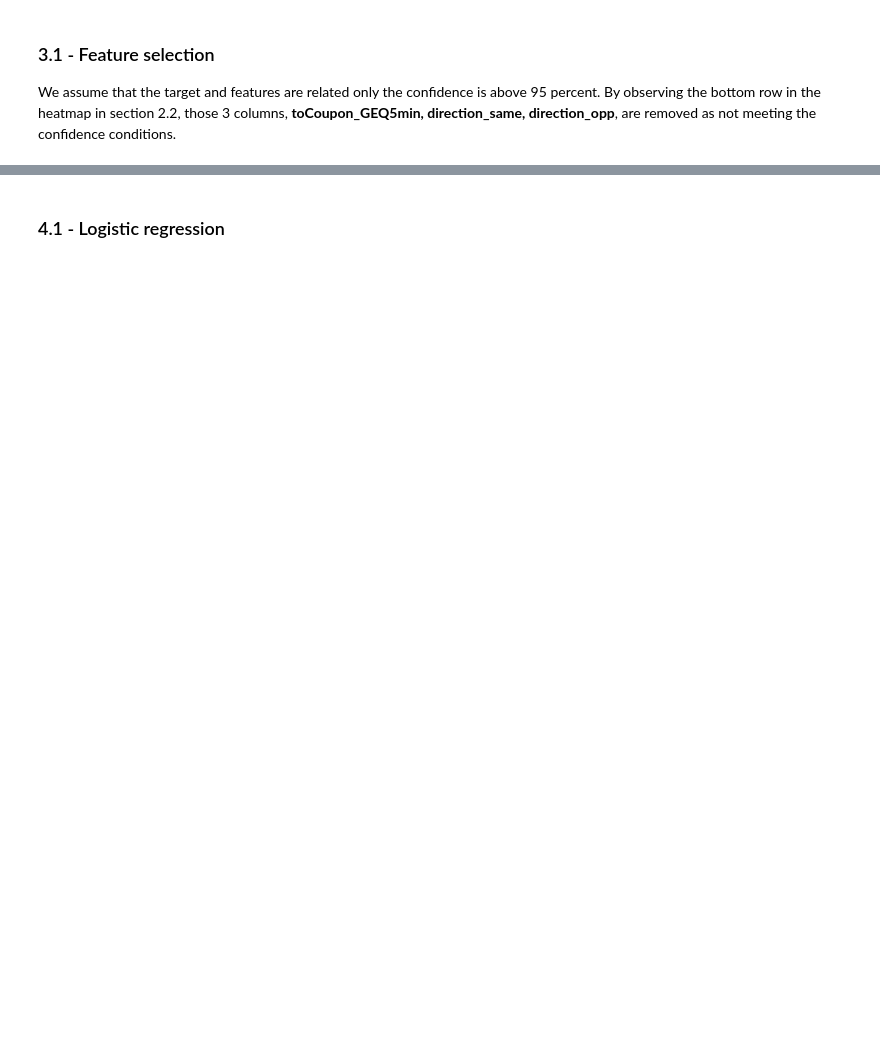
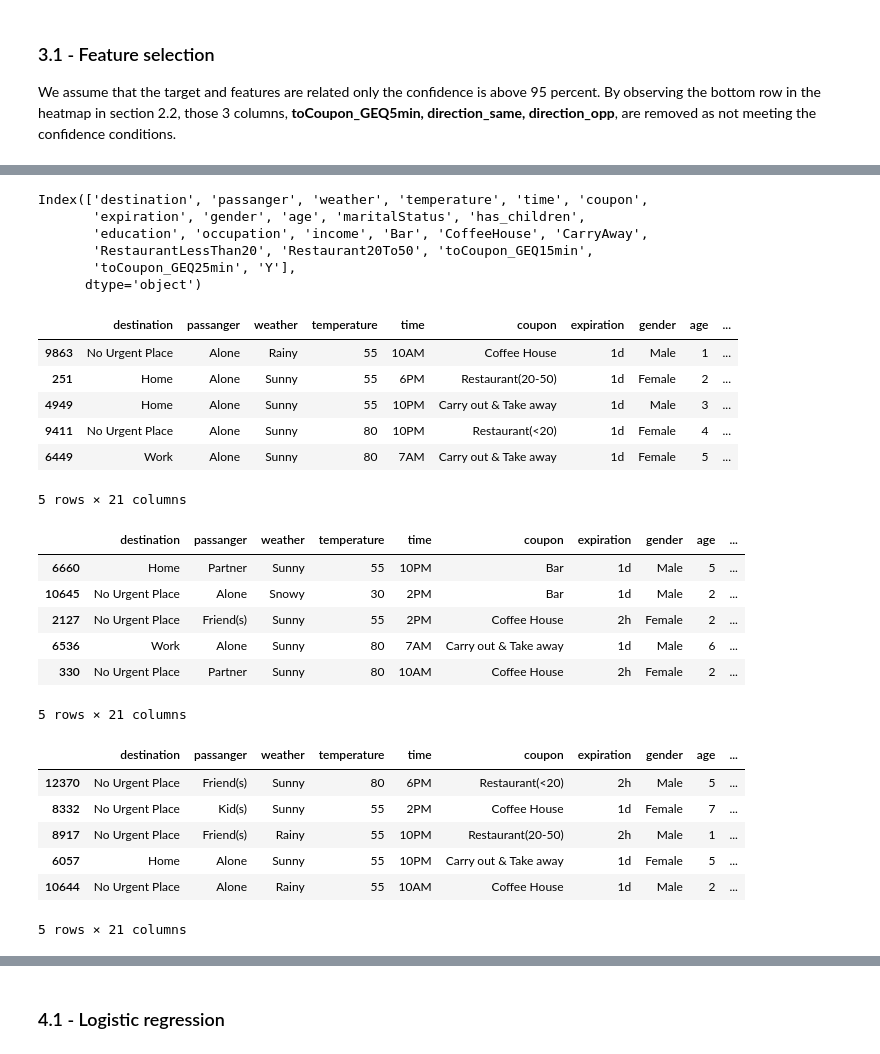
Before and after one commit to AnushkaHegde/In-Vehicle-Coupon-Recommendation-ML-Project, a Jupyter notebook: Code/EDA & Models.ipynb, the cells around one changed output, grey strips where cells are left out. Drawn from its saved outputs; the diff is of its cells as text; code cells hidden in the pictures; blank space fills up the shorter version.

```diff
--- a/Code/EDA & Models.ipynb
+++ b/Code/EDA & Models.ipynb
@@ -458,6 +394,0 @@ Requirement already satisfied: joblib>=0.11 in /usr/local/lib/python3.7/dist-pac
-# %%
-def ordinal_encoder(train, test, columns):
-    oe = ce.OrdinalEncoder(cols=columns, return_df=True)
-    train_transformed = oe.fit_transform(train)
-    test_transformed = oe.transform(test)
-    return train_transformed, test_transformed
@@ -780,0 +409,7 @@ Accuracy: 71.70
+# %%
+target = ['Y']
+XP = df_droped.drop(columns = target)
+yP = df_droped[target]
+XTrain, XTest, yTrain, yTest = train_test_split(XP, yP, test_size=0.2, random_state=0)
+XTrain, XValid, yTrain, yValid = train_test_split(XTrain, yTrain, test_size=0.25, random_state=0)
+print(XTrain.shape, XValid.shape, XTest.shape, yTrain.shape, yValid.shape, yTest.shape)
@@ -780,0 +488,37 @@ Accuracy: 71.70
+# %%
+# Test purpose, you can skip this part
+print(df_droped.columns)
+ordial_columns = ['age', 'education', 'income', 'Bar', 'CoffeeHouse', 'CarryAway', 'RestaurantLessThan20', 'Restaurant20To50']
+XTrain_some_ordinal, XValid_some_ordinal, XTest_some_ordinal = ordinal_encoder(XTrain, XValid, XTest, ordial_columns)
+display(XTrain_some_ordinal.head())
+display(XValid_some_ordinal.head())
+display(XTest_some_ordinal.head())
+# Question: Are time, temprature the ordinal variables?
+# %% [output]
+Index(['destination', 'passanger', 'weather', 'temperature', 'time', 'coupon',
+       'expiration', 'gender', 'age', 'maritalStatus', 'has_children',
+       'education', 'occupation', 'income', 'Bar', 'CoffeeHouse', 'CarryAway',
+       'RestaurantLessThan20', 'Restaurant20To50', 'toCoupon_GEQ15min',
+       'toCoupon_GEQ25min', 'Y'],
+      dtype='object')
+|  | destination | passanger | weather | temperature | time | coupon | expiration | gender | age | ... |
+| 9863 | No Urgent Place | Alone | Rainy | 55 | 10AM | Coffee House | 1d | Male | 1 | ... |
+| 251 | Home | Alone | Sunny | 55 | 6PM | Restaurant(20-50) | 1d | Female | 2 | ... |
+| 4949 | Home | Alone | Sunny | 55 | 10PM | Carry out & Take away | 1d | Male | 3 | ... |
+| 9411 | No Urgent Place | Alone | Sunny | 80 | 10PM | Restaurant(<20) | 1d | Female | 4 | ... |
+| 6449 | Work | Alone | Sunny | 80 | 7AM | Carry out & Take away | 1d | Female | 5 | ... |
+5 rows × 21 columns
+|  | destination | passanger | weather | temperature | time | coupon | expiration | gender | age | ... |
+| 6660 | Home | Partner | Sunny | 55 | 10PM | Bar | 1d | Male | 5 | ... |
+| 10645 | No Urgent Place | Alone | Snowy | 30 | 2PM | Bar | 1d | Male | 2 | ... |
+| 2127 | No Urgent Place | Friend(s) | Sunny | 55 | 2PM | Coffee House | 2h | Female | 2 | ... |
+| 6536 | Work | Alone | Sunny | 80 | 7AM | Carry out & Take away | 1d | Male | 6 | ... |
+| 330 | No Urgent Place | Partner | Sunny | 80 | 10AM | Coffee House | 2h | Female | 2 | ... |
+5 rows × 21 columns
+|  | destination | passanger | weather | temperature | time | coupon | expiration | gender | age | ... |
+| 12370 | No Urgent Place | Friend(s) | Sunny | 80 | 6PM | Restaurant(<20) | 2h | Male | 5 | ... |
+| 8332 | No Urgent Place | Kid(s) | Sunny | 55 | 2PM | Coffee House | 1d | Female | 7 | ... |
+| 8917 | No Urgent Place | Friend(s) | Rainy | 55 | 10PM | Restaurant(20-50) | 2h | Male | 1 | ... |
+| 6057 | Home | Alone | Sunny | 55 | 10PM | Carry out & Take away | 1d | Female | 5 | ... |
+| 10644 | No Urgent Place | Alone | Rainy | 55 | 10AM | Coffee House | 1d | Male | 2 | ... |
+5 rows × 21 columns
```
Also changed, not shown: parts of 101 cells of this notebook.
